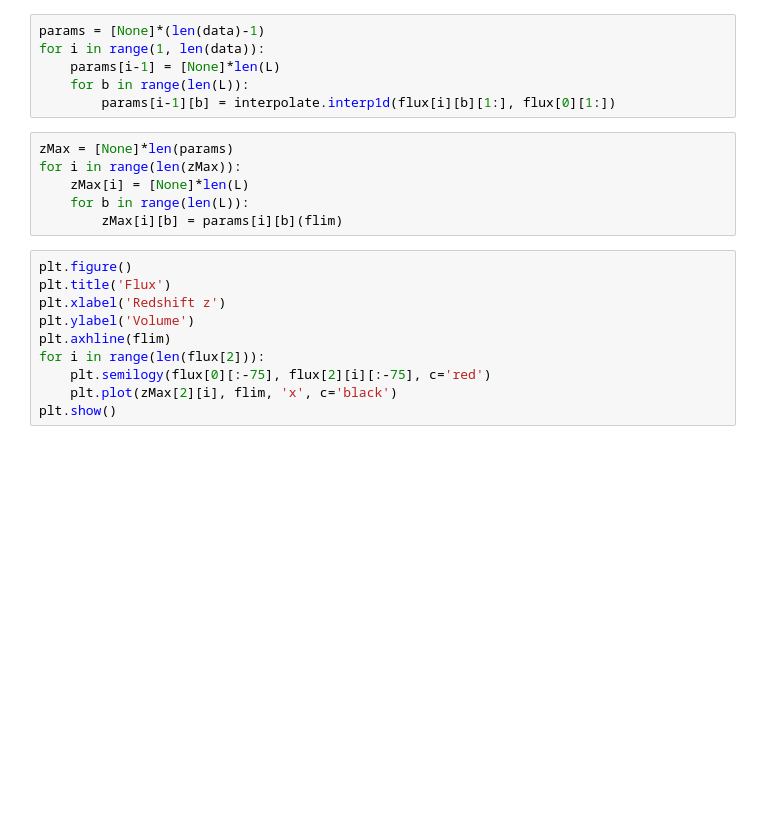
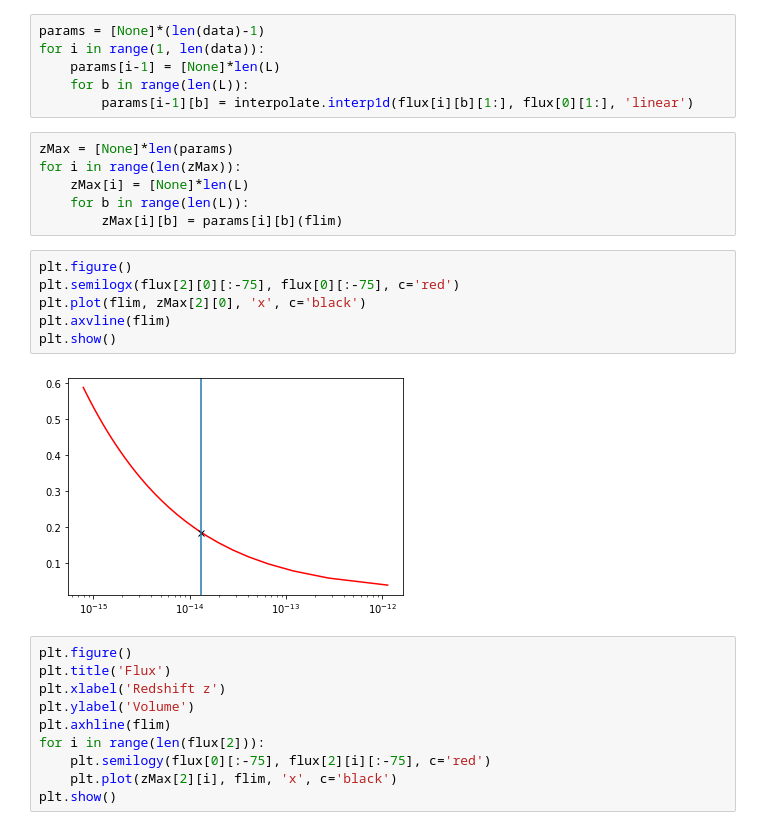
Before and after one commit to carle13/Galaxy-clusters-number-counts, a Jupyter notebook: analysis.ipynb, the cells around one changed output. Cells and saved outputs as stored; diff of their text form; blank space fills up the shorter version.

Commit message:
flux intersection

```diff
--- a/analysis.ipynb
+++ b/analysis.ipynb
@@ -174,13 +174,21 @@ params = [None]*(len(data)-1)
 for i in range(1, len(data)):
 	params[i-1] = [None]*len(L)
 	for b in range(len(L)):
-		params[i-1][b] = interpolate.interp1d(flux[i][b][1:], flux[0][1:])
+		params[i-1][b] = interpolate.interp1d(flux[i][b][1:], flux[0][1:], 'linear')
 # %%
 zMax = [None]*len(params)
 for i in range(len(zMax)):
 	zMax[i] = [None]*len(L)
 	for b in range(len(L)):
 		zMax[i][b] = params[i][b](flim)
+# %%
+plt.figure()
+plt.semilogx(flux[2][0][:-75], flux[0][:-75], c='red')
+plt.plot(flim, zMax[2][0], 'x', c='black')
+plt.axvline(flim)
+plt.show()
+# %% [output]
+[figure, added]
 # %%
 plt.figure()
 plt.title('Flux')
```
Also changed, not shown: parts of 1 cell of this notebook.
